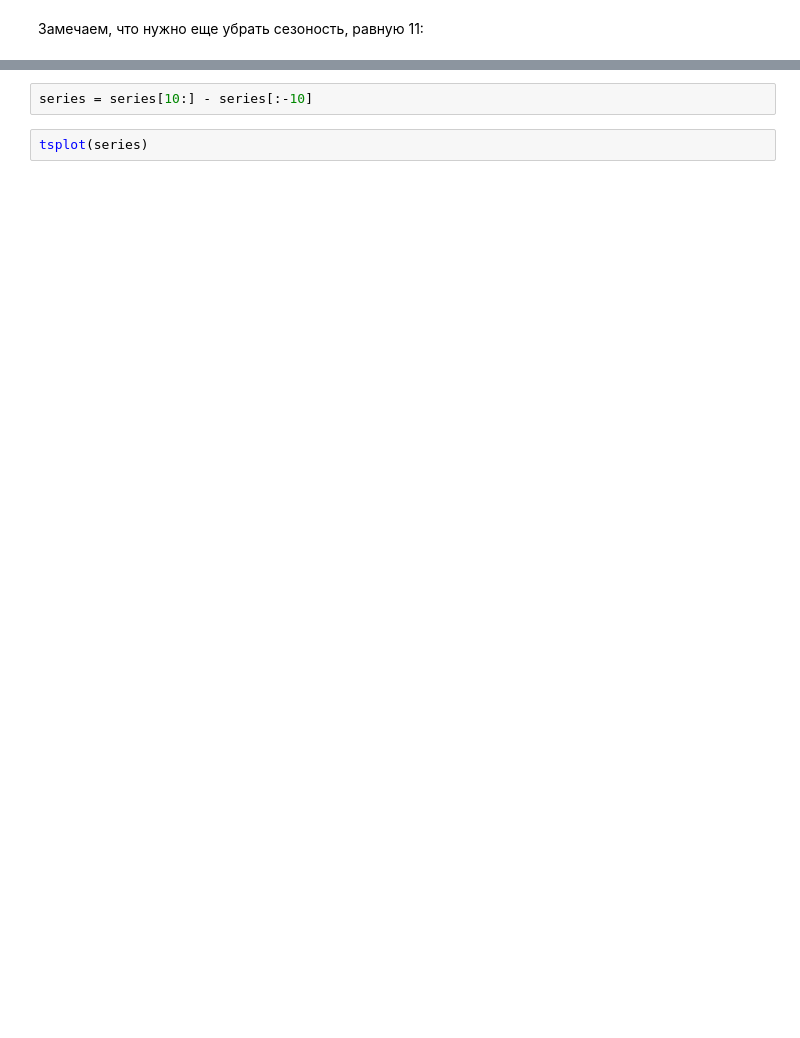
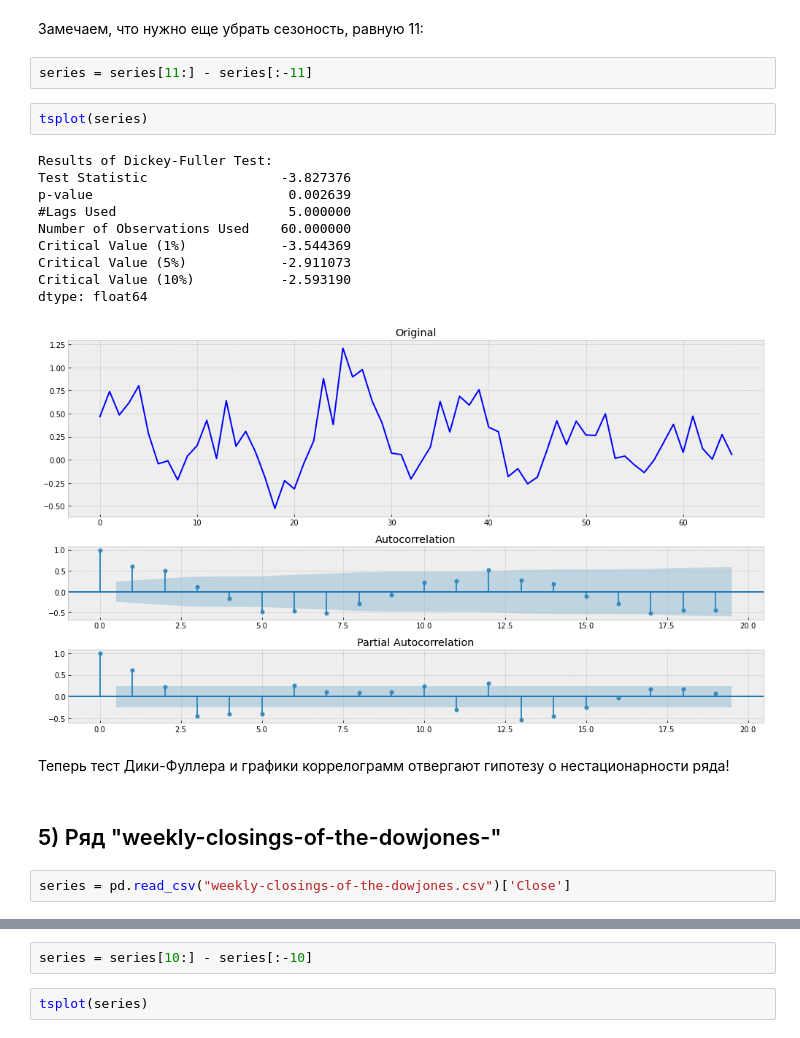
Before and after one commit to Nickitasr/time_series_1_Ramzin, a Jupyter notebook: ДЗ_Временные_ряды_общая_теория_Рамзин.ipynb, the cells around one changed output, grey strips where cells are left out. Drawn from its saved outputs; the diff is of its cells as text; blank space fills up the shorter version.

```diff
--- a/ДЗ_Временные_ряды_общая_теория_Рамзин.ipynb
+++ b/ДЗ_Временные_ряды_общая_теория_Рамзин.ipynb
@@ -215,2 +215,23 @@ dtype: float64
 # %% [markdown]
 Замечаем, что нужно еще убрать сезоность, равную 11:
+# %%
+series = series[11:] - series[:-11]
+# %%
+tsplot(series)
+# %% [output]
+Results of Dickey-Fuller Test:
+Test Statistic                 -3.827376
+p-value                         0.002639
+#Lags Used                      5.000000
+Number of Observations Used    60.000000
+Critical Value (1%)            -3.544369
+Critical Value (5%)            -2.911073
+Critical Value (10%)           -2.593190
+dtype: float64
+[figure, added]
+# %% [markdown]
+Теперь тест Дики-Фуллера и графики коррелограмм отвергают гипотезу о нестационарности ряда!
+# %% [markdown]
+## 5) Ряд "weekly-closings-of-the-dowjones-"
+# %%
+series = pd.read_csv("weekly-closings-of-the-dowjones.csv")['Close']
```
Also changed, not shown: parts of 12 cells of this notebook.
